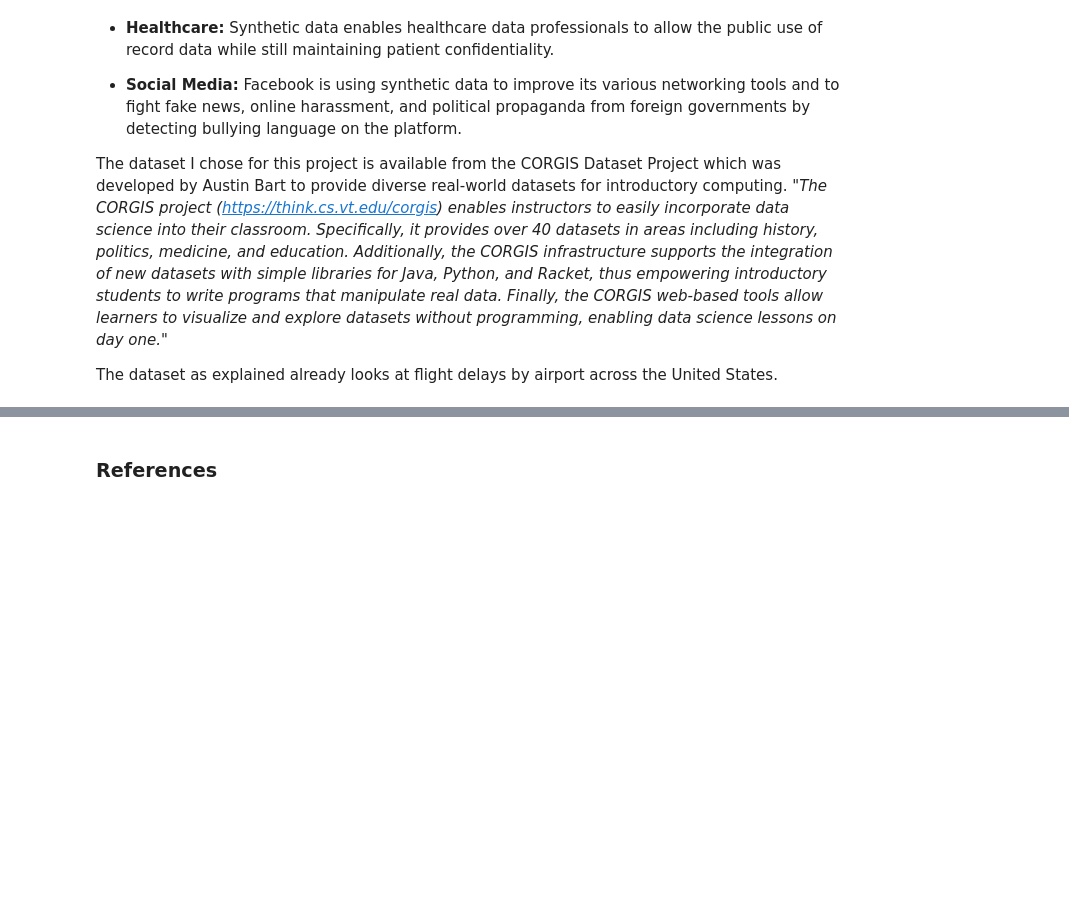
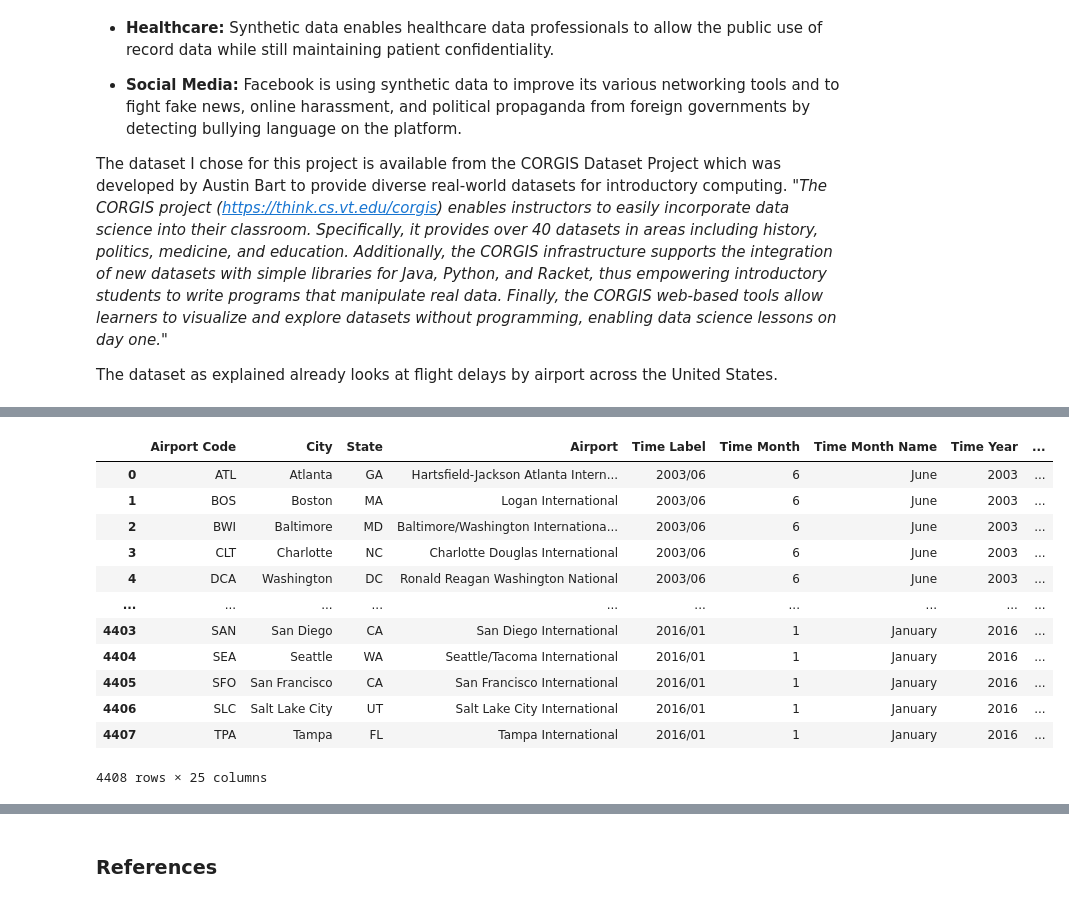
Before and after one commit to Munster2020/HDIP_CSDA_COMP08050_PROJECT, a Jupyter notebook: project2020.ipynb, the cells around one changed output, grey strips where cells are left out. Cells and saved outputs as stored; diff of their text form; code cells hidden in the pictures; blank space fills up the shorter version.

```diff
--- a/project2020.ipynb
+++ b/project2020.ipynb
@@ -78,0 +113,31 @@ df.shape
+# %%
+df1 = df.copy()
+# %%
+# new data frame with split value columns
+new = df1["Airport Name"].str.split(",", n = 1, expand = True)
+
+# making separate first name column from new data frame
+df1["City"]= new[0]
+
+# making separate last name column from new data frame
+df1["State"]= new[1]
+
+# Dropping old Name columns
+#df1.drop(columns =["Name"], inplace = True)
+#df1
+# %%
+# new data frame with split value columns
+new = df1["State"].str.split(":", n = 1, expand = True)
+
+# making separate first name column from new data frame
+df1["State"]= new[0]
+
+# making separate last name column from new data frame
+df1["Airport"]= new[1]
+
+# Dropping old Name columns
+#df.drop(columns =["Name"], inplace = True)
+# %%
+# df display
+df2=df1[["Airport Code", "Airport Name", "City", "State", "Airport", "Time Label", "Time Month", "Time Month Name", "Time Year", "Number of Delays Carrier", "Number of Delays Late Aircraft", "Number of Delays National Aviation System", "Number of Delays Security", "Number of Delays Weather", "Carriers Names", "Carriers Total", "Flights Cancelled", "Flights Delayed", "Flights Diverted", "Flights On Time", "Flights Total", "Minutes Delayed Carrier", "Minutes Delayed Late Aircraft", "Minutes Delayed National Aviation System", "Minutes Delayed Security", "Minutes Delayed Total", "Minutes Delayed Weather"
+]]
@@ -79 +155,17 @@ df.shape
+# %%
+df2.drop(['Airport Name', 'Carriers Names'], axis = 1)
+# %% [output]
+|  | Airport Code | City | State | Airport | Time Label | Time Month | Time Month Name | Time Year | ... |
+| 0 | ATL | Atlanta | GA | Hartsfield-Jackson Atlanta Intern... | 2003/06 | 6 | June | 2003 | ... |
+| 1 | BOS | Boston | MA | Logan International | 2003/06 | 6 | June | 2003 | ... |
+| 2 | BWI | Baltimore | MD | Baltimore/Washington Internationa... | 2003/06 | 6 | June | 2003 | ... |
+| 3 | CLT | Charlotte | NC | Charlotte Douglas International | 2003/06 | 6 | June | 2003 | ... |
+| 4 | DCA | Washington | DC | Ronald Reagan Washington National | 2003/06 | 6 | June | 2003 | ... |
+| ... | ... | ... | ... | ... | ... | ... | ... | ... | ... |
+| 4403 | SAN | San Diego | CA | San Diego International | 2016/01 | 1 | January | 2016 | ... |
+| 4404 | SEA | Seattle | WA | Seattle/Tacoma International | 2016/01 | 1 | January | 2016 | ... |
+| 4405 | SFO | San Francisco | CA | San Francisco International | 2016/01 | 1 | January | 2016 | ... |
+| 4406 | SLC | Salt Lake City | UT | Salt Lake City International | 2016/01 | 1 | January | 2016 | ... |
+| 4407 | TPA | Tampa | FL | Tampa International | 2016/01 | 1 | January | 2016 | ... |
+4408 rows × 25 columns
 # %%
```
Also changed, not shown: parts of 28 cells of this notebook.
